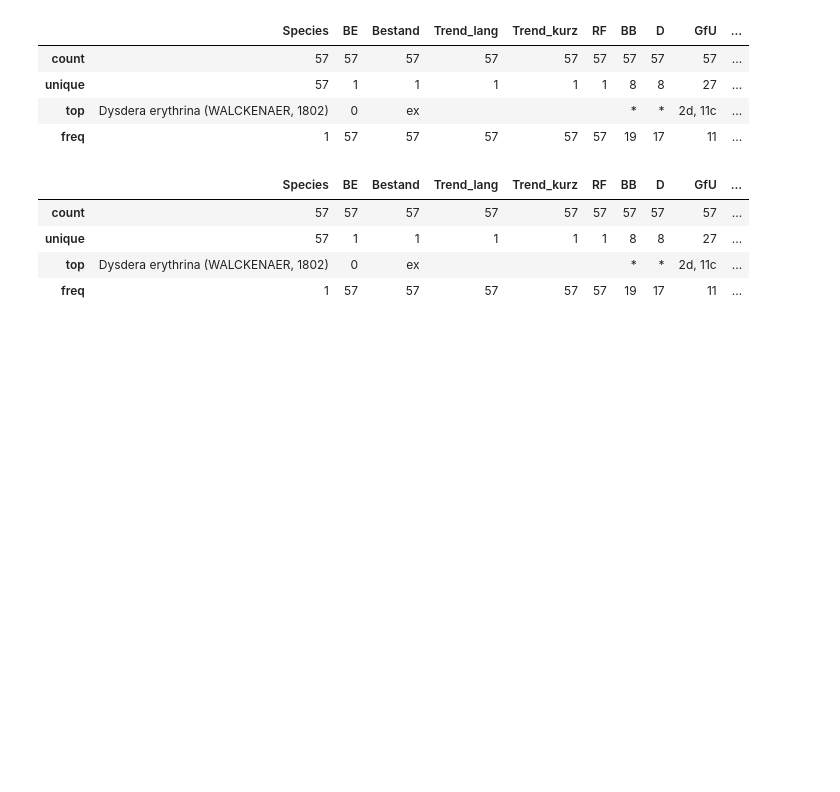
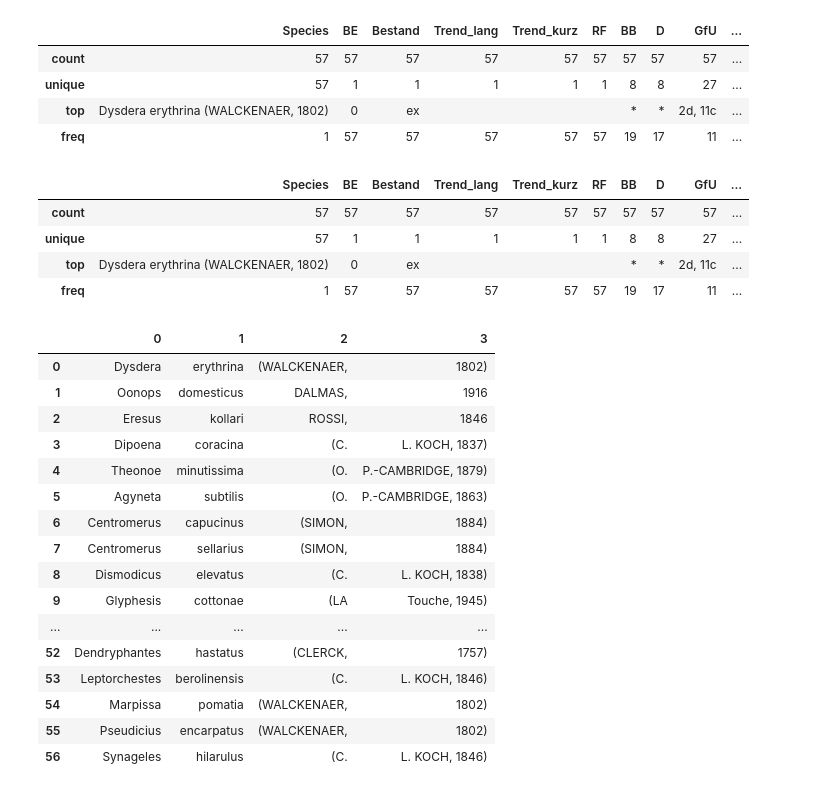
Before and after one commit to Zzzhenya/Berlin-red-list, a Jupyter notebook: Extraction/Araneae and Opiliones/ Araneae and Opiliones.ipynb, the cells around one changed output. Drawn from its saved outputs; the diff is of its cells as text; code cells hidden in the pictures; blank space fills up the shorter version.

```diff
--- a/Extraction/Araneae and Opiliones/ Araneae and Opiliones.ipynb
+++ b/Extraction/Araneae and Opiliones/ Araneae and Opiliones.ipynb
@@ -311,3 +311,26 @@ df3.describe()
 | unique | 57 | 1 | 1 | 1 | 1 | 1 | 8 | 8 | 27 | ... |
 | top | Dysdera erythrina (WALCKENAER, 1802) | 0 | ex |  |  |  | * | * | 2d, 11c | ... |
 | freq | 1 | 57 | 57 | 57 | 57 | 57 | 19 | 17 | 11 | ... |
+# %%
+# Editing species column based on binomial nomenclature
+
+df1 = df2.Species.str.split(pat=" ", n = 3, expand = True)
+df1
+# %% [output]
+|  | 0 | 1 | 2 | 3 |
+| 0 | Dysdera | erythrina | (WALCKENAER, | 1802) |
+| 1 | Oonops | domesticus | DALMAS, | 1916 |
+| 2 | Eresus | kollari | ROSSI, | 1846 |
+| 3 | Dipoena | coracina | (C. | L. KOCH, 1837) |
+| 4 | Theonoe | minutissima | (O. | P.-CAMBRIDGE, 1879) |
+| 5 | Agyneta | subtilis | (O. | P.-CAMBRIDGE, 1863) |
+| 6 | Centromerus | capucinus | (SIMON, | 1884) |
+| 7 | Centromerus | sellarius | (SIMON, | 1884) |
+| 8 | Dismodicus | elevatus | (C. | L. KOCH, 1838) |
+| 9 | Glyphesis | cottonae | (LA | Touche, 1945) |
+| ... | ... | ... | ... | ... |
+| 52 | Dendryphantes | hastatus | (CLERCK, | 1757) |
+| 53 | Leptorchestes | berolinensis | (C. | L. KOCH, 1846) |
+| 54 | Marpissa | pomatia | (WALCKENAER, | 1802) |
+| 55 | Pseudicius | encarpatus | (WALCKENAER, | 1802) |
+| 56 | Synageles | hilarulus | (C. | L. KOCH, 1846) |
```
Also changed, not shown: parts of 14 cells of this notebook.
